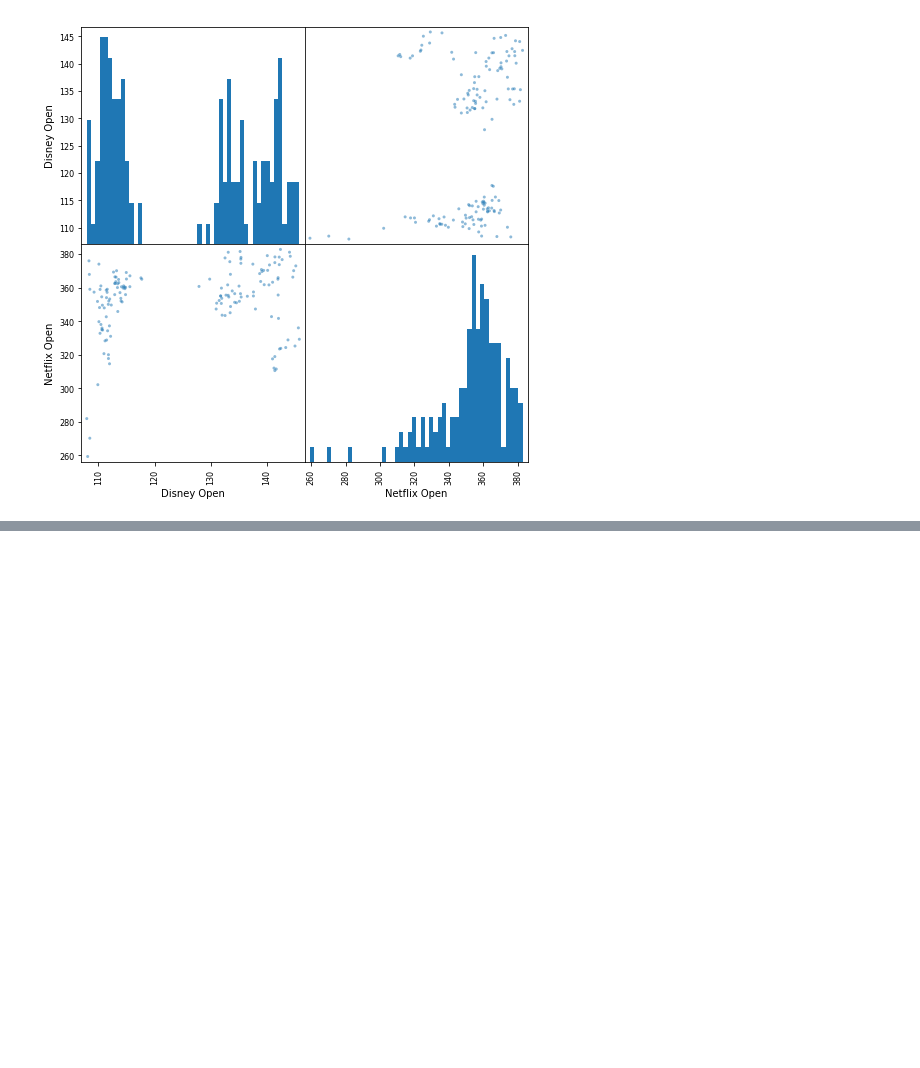
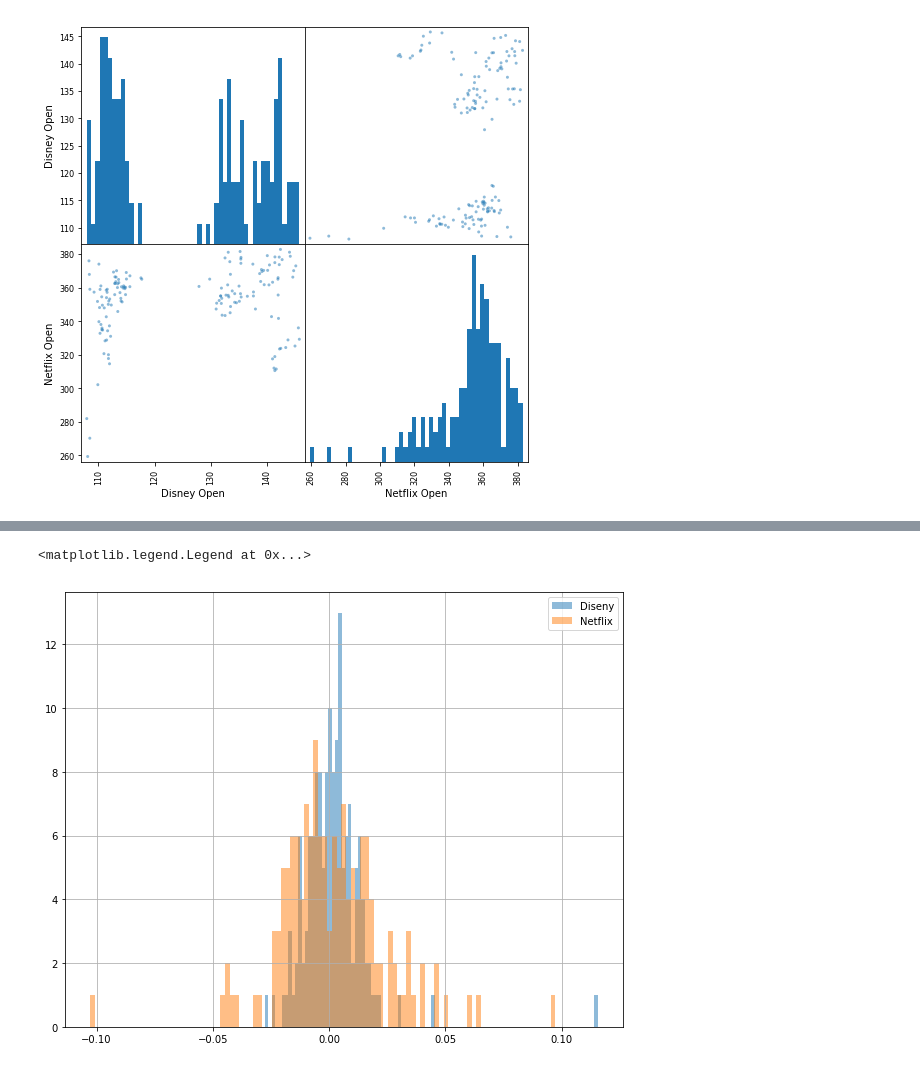
Before and after one commit to d8asci23/Review-for-FIN, a Jupyter notebook: R1_fin_Udemy.ipynb, the cells around one changed output, grey strips where cells are left out. Saved outputs shown, nothing was run; the diff lists cells and outputs as text; code cells hidden in the pictures; blank space fills up the shorter version.

```diff
--- a/R1_fin_Udemy.ipynb
+++ b/R1_fin_Udemy.ipynb
@@ -141,0 +183,7 @@ scatter_matrix(media_comp,figsize=(8,8),hist_kwds={'bins':50});
+# %%
+disney['returns'].hist(bins=100,label='Diseny',figsize=(10,8),alpha=0.5)
+netflix['returns'].hist(bins=100,label='Netflix',alpha=0.5)
+plt.legend()
+# %% [output]
+<matplotlib.legend.Legend at 0x...>
+[figure, added]
```
Also changed, not shown: parts of 18 cells of this notebook.
